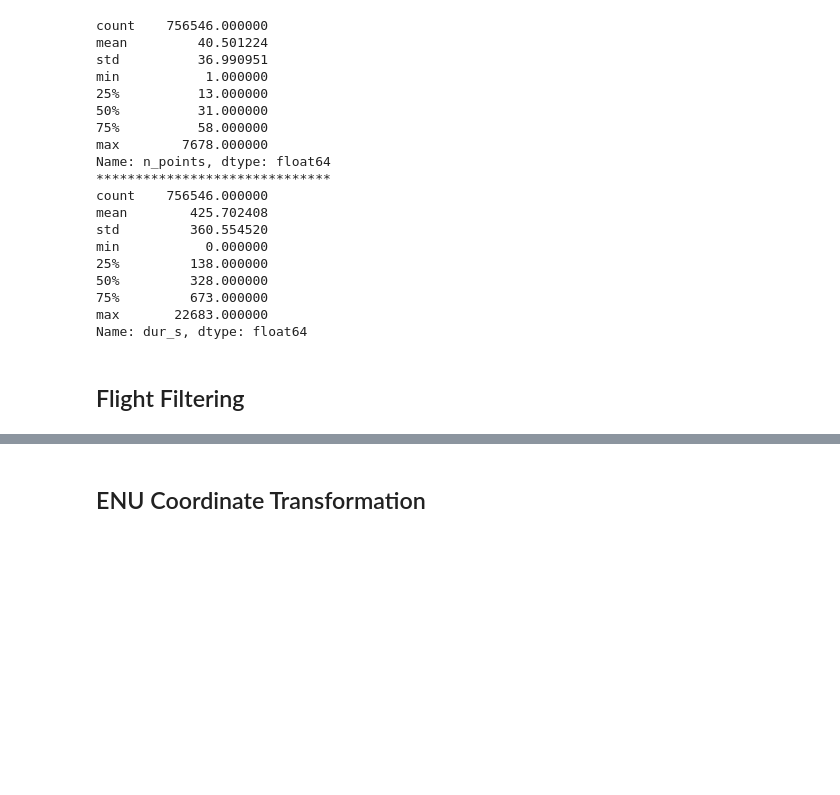
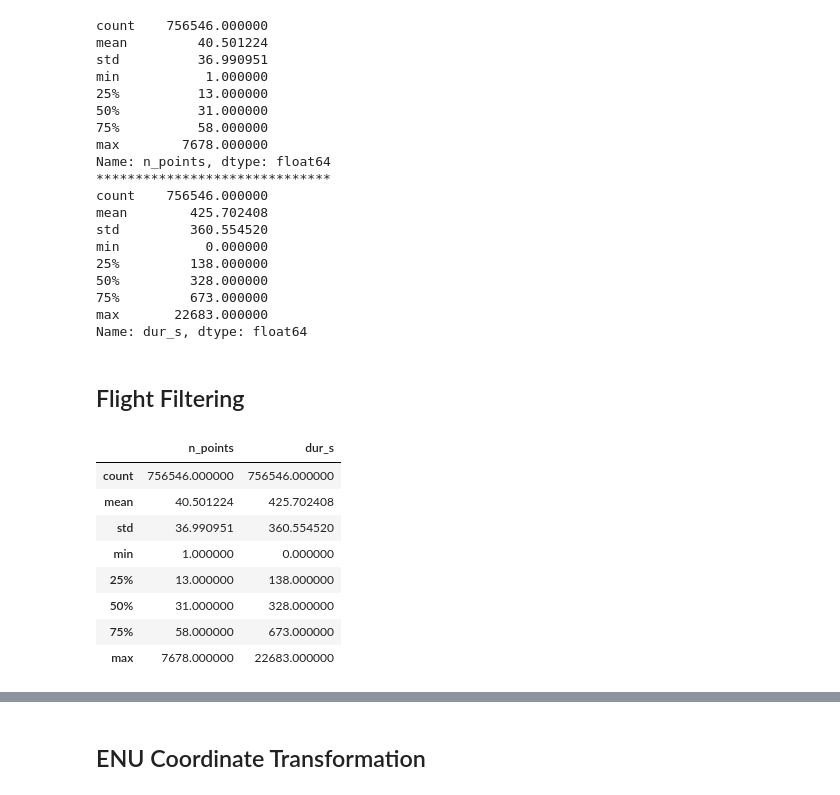
Before and after one commit to yyigitturan/ist-airport-decision-support-system, a Jupyter notebook: src/processing/trajectory_bronze_to_silver.ipynb, the cells around one changed output, grey strips where cells are left out. Drawn from its saved outputs; the diff is of its cells as text; code cells hidden in the pictures; blank space fills up the shorter version.

```diff
--- a/src/processing/trajectory_bronze_to_silver.ipynb
+++ b/src/processing/trajectory_bronze_to_silver.ipynb
@@ -276,3 +287,15 @@ max       22683.000000
 Name: dur_s, dtype: float64
 # %% [markdown]
 ## Flight Filtering
+# %%
+flight_stats.describe()
+# %% [output]
+|  | n_points | dur_s |
+| count | 756546.000000 | 756546.000000 |
+| mean | 40.501224 | 425.702408 |
+| std | 36.990951 | 360.554520 |
+| min | 1.000000 | 0.000000 |
+| 25% | 13.000000 | 138.000000 |
+| 50% | 31.000000 | 328.000000 |
+| 75% | 58.000000 | 673.000000 |
+| max | 7678.000000 | 22683.000000 |
```
Also changed, not shown: parts of 34 cells of this notebook.
